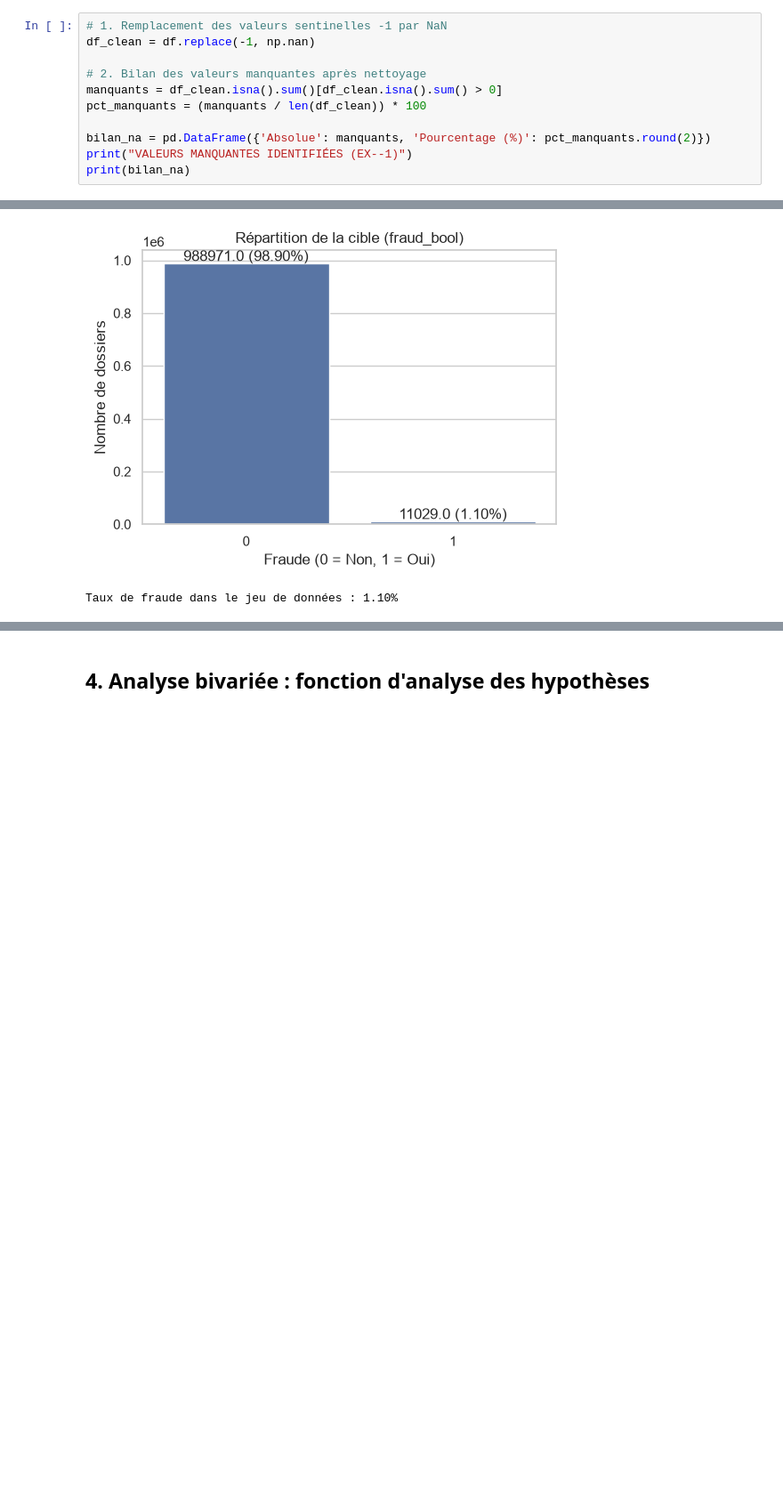
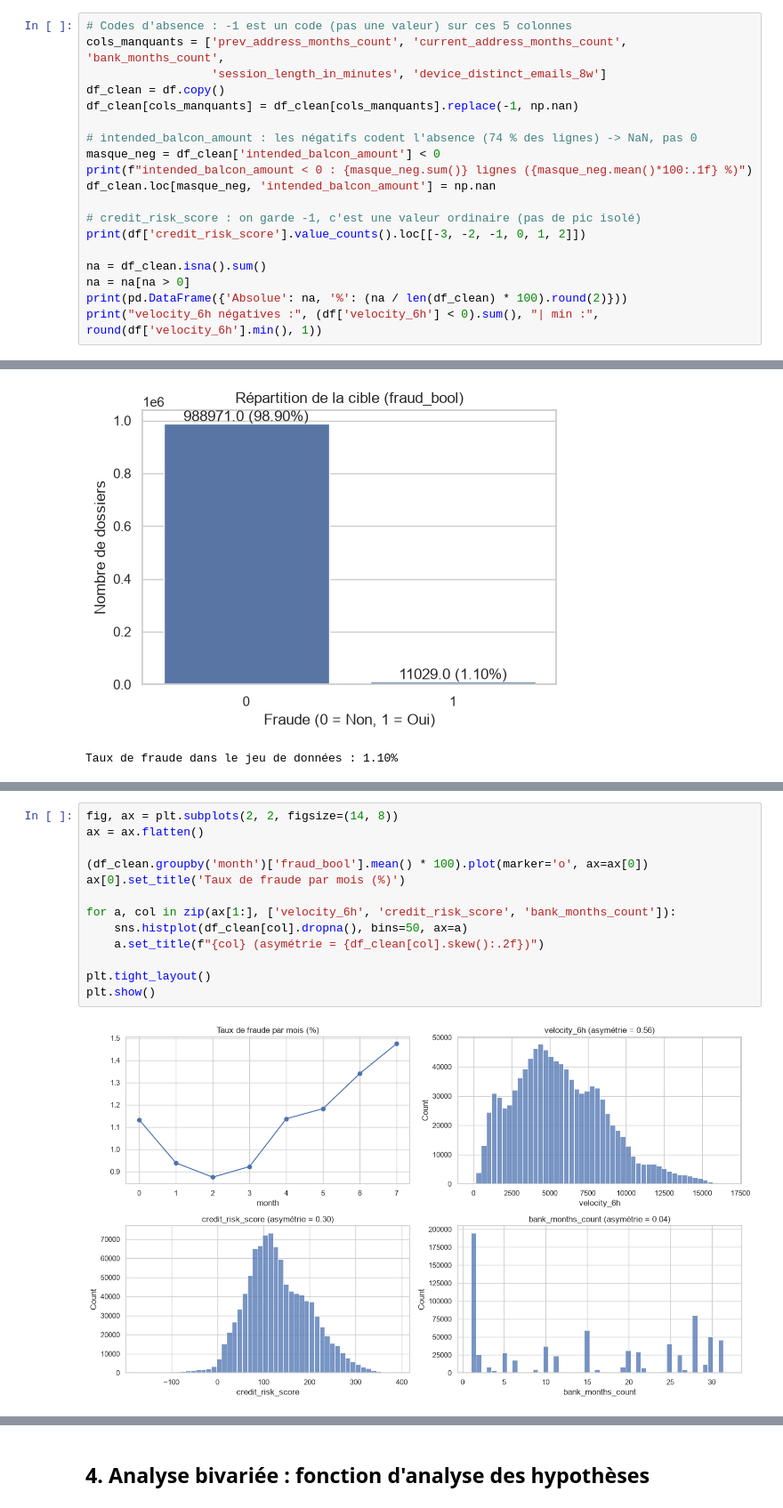
Before and after one commit to sandrineyu/projet_fil_rouge, a Jupyter notebook: src/EDA.ipynb, the cells around one changed output, grey strips where cells are left out. Shown at 89% size. Saved outputs shown, nothing was run; the diff lists cells and outputs as text; blank space fills up the shorter version.

```diff
--- a/src/EDA.ipynb
+++ b/src/EDA.ipynb
@@ -44,14 +49,22 @@ Dataset complet assemblé : 1000000 lignes et 32 colonnes.
 # %% [markdown]
 ## 2. Qualité des données
 # %%
-# 1. Remplacement des valeurs sentinelles -1 par NaN
-df_clean = df.replace(-1, np.nan)
+# Codes d'absence : -1 est un code (pas une valeur) sur ces 5 colonnes
+cols_manquants = ['prev_address_months_count', 'current_address_months_count', 'bank_months_count',
+                  'session_length_in_minutes', 'device_distinct_emails_8w']
+df_clean = df.copy()
+df_clean[cols_manquants] = df_clean[cols_manquants].replace(-1, np.nan)
 
-# 2. Bilan des valeurs manquantes après nettoyage
-manquants = df_clean.isna().sum()[df_clean.isna().sum() > 0]
-pct_manquants = (manquants / len(df_clean)) * 100
+# intended_balcon_amount : les négatifs codent l'absence (74 % des lignes) -> NaN, pas 0
+masque_neg = df_clean['intended_balcon_amount'] < 0
+print(f"intended_balcon_amount < 0 : {masque_neg.sum()} lignes ({masque_neg.mean()*100:.1f} %)")
+df_clean.loc[masque_neg, 'intended_balcon_amount'] = np.nan
 
-bilan_na = pd.DataFrame({'Absolue': manquants, 'Pourcentage (%)': pct_manquants.round(2)})
-print("VALEURS MANQUANTES IDENTIFIÉES (EX--1)")
-print(bilan_na)
+# credit_risk_score : on garde -1, c'est une valeur ordinaire (pas de pic isolé)
+print(df['credit_risk_score'].value_counts().loc[[-3, -2, -1, 0, 1, 2]])
+
+na = df_clean.isna().sum()
+na = na[na > 0]
+print(pd.DataFrame({'Absolue': na, '%': (na / len(df_clean) * 100).round(2)}))
+print("velocity_6h négatives :", (df['velocity_6h'] < 0).sum(), "| min :", round(df['velocity_6h'].min(), 1))
 # %% [output]
@@ -91,0 +124,15 @@ Le jeu de données affiche 1,1 % de fraude. Bien que supérieur aux taux moyens
+# %%
+fig, ax = plt.subplots(2, 2, figsize=(14, 8))
+ax = ax.flatten()
+
+(df_clean.groupby('month')['fraud_bool'].mean() * 100).plot(marker='o', ax=ax[0])
+ax[0].set_title('Taux de fraude par mois (%)')
+
+for a, col in zip(ax[1:], ['velocity_6h', 'credit_risk_score', 'bank_months_count']):
+    sns.histplot(df_clean[col].dropna(), bins=50, ax=a)
+    a.set_title(f"{col} (asymétrie = {df_clean[col].skew():.2f})")
+
+plt.tight_layout()
+plt.show()
+# %% [output]
+[figure, added]
```
Also changed, not shown: parts of 37 cells of this notebook.
